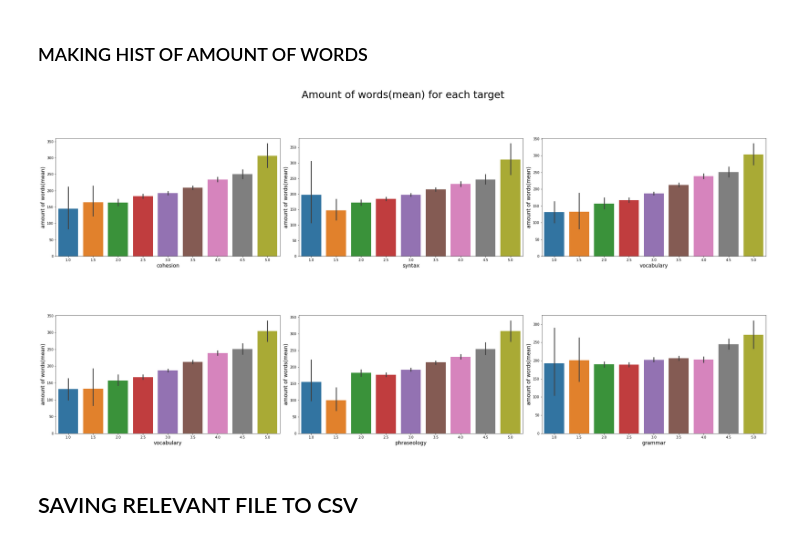
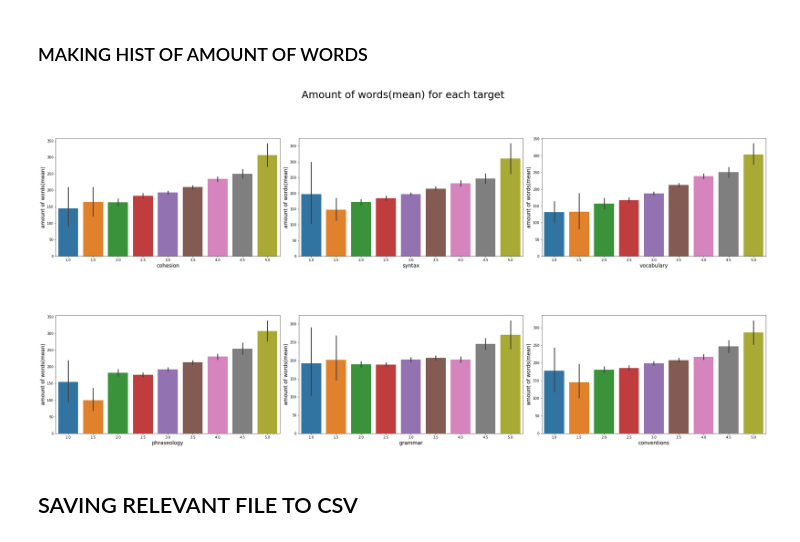
Before and after one commit to leofrio/English-Proficiency-Repository, a Jupyter notebook: doingit.ipynb, the cells around one changed output. Cells and saved outputs as stored; diff of their text form; code cells hidden in the pictures.

```diff
--- a/doingit.ipynb
+++ b/doingit.ipynb
@@ -264,10 +315,11 @@ fig.set_figwidth(30)
 fig.set_figheight(15)
 dimX=ax.shape[0]
 dimY=ax.shape[1]
-target_names=list(y)
+print("dimX:%d dimY:%d" % (dimX,dimY))
 for i in range(dimX):
     for j in range(dimY) :
-        oneDIndex=(i*dimX)+j
+        oneDIndex=(i*dimY)+j
+        print(oneDIndex)
         N, bins, patches=ax[i,j].hist(y[target_names[oneDIndex]],edgecolor="black",bins=8)
         for k in range(0,3):
             patches[k].set_facecolor("red")
@@ -304,7 +354,7 @@ dimY=ax.shape[1]
 target_names=list(y)
 for i in range(dimX):
     for j in range(dimY) :
-        oneDIndex=(i*dimX)+j
+        oneDIndex=(i*dimY)+j
         graph=sns.barplot(data=df_relevant,x=target_names[oneDIndex],y="ort_mistakes",ax=ax[i,j])
         ax[i,j].set_xlabel(target_names[oneDIndex],size=15)
         ax[i,j].set_ylabel("Misspelings",size=15)
@@ -319,19 +369,2 @@ fig.subplots_adjust(top=0.85,hspace=0.5)
 # %% [markdown]
 ### MAKING HIST OF RADICALS
-# %%
-fig,ax =plt.subplots(2,3)
-fig.suptitle("Amount of radicals(mean) for each target",fontsize=30)
-fig.set_figwidth(30)
-fig.set_figheight(15)
-dimX=ax.shape[0]
-dimY=ax.shape[1]
-target_names=list(y)
-for i in range(dimX):
-    for j in range(dimY) :
-        oneDIndex=(i*dimX)+j
-        graph=sns.barplot(data=df_relevant,x=target_names[oneDIndex],y="amt_radicals",ax=ax[i,j])
-        ax[i,j].set_xlabel(target_names[oneDIndex],size=15)
-        ax[i,j].set_ylabel("Amount of radicals(mean)",size=15)
-fig.align_labels()
-fig.tight_layout()
-fig.subplots_adjust(top=0.85,hspace=0.5)
@@ -342,22 +373,22 @@ fig.subplots_adjust(top=0.85,hspace=0.5)
 # %%
 fig,ax =plt.subplots(2,3)
 fig.suptitle("Amount of words(mean) for each target",fontsize=30)
 fig.set_figwidth(30)
 fig.set_figheight(15)
 dimX=ax.shape[0]
 dimY=ax.shape[1]
 target_names=list(y)
 for i in range(dimX):
     for j in range(dimY) :
-        oneDIndex=(i*dimX)+j
+        oneDIndex=(i*dimY)+j
         graph=sns.barplot(data=df_relevant,x=target_names[oneDIndex],y="n_of_words",ax=ax[i,j])
         ax[i,j].set_xlabel(target_names[oneDIndex],size=15)
         ax[i,j].set_ylabel("amount of words(mean)",size=15)
 fig.align_labels()
 fig.tight_layout()
 fig.subplots_adjust(top=0.85,hspace=0.5)
 # %% [output]
-[figure, old version]
+[figure, new version]
 # %% [markdown]
 ## SAVING RELEVANT FILE TO CSV
 # %%
```
Also changed, not shown: parts of 13 cells of this notebook, 7 other files.
